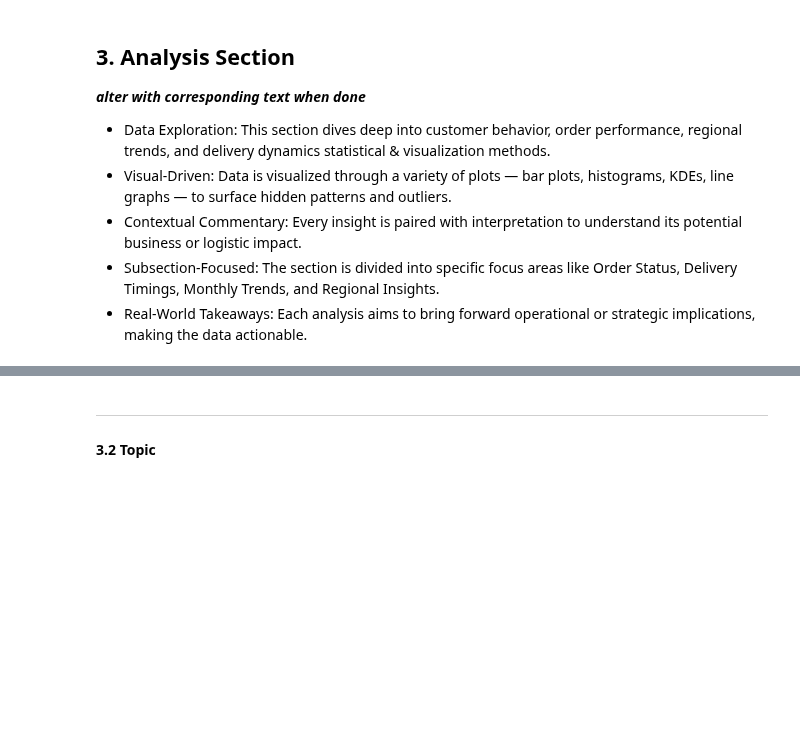
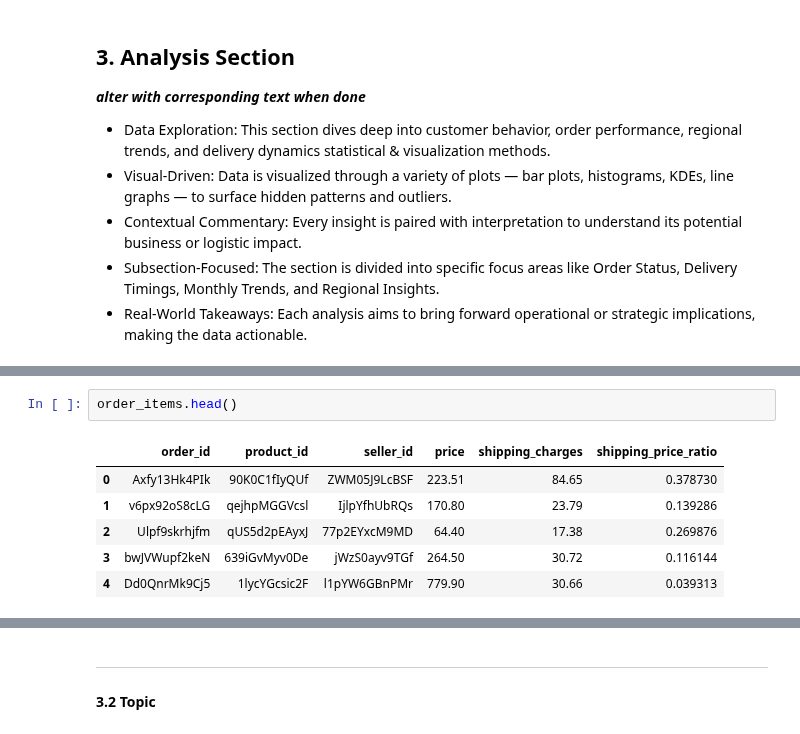
Before and after one commit to JatinY459/ecommerce-data-analysis, a Jupyter notebook: notebooks/04_EDA_products_sellers.ipynb, the cells around one changed output, grey strips where cells are left out. Saved outputs shown, nothing was run; the diff lists cells and outputs as text; blank space fills up the shorter version.

```diff
--- a/notebooks/04_EDA_products_sellers.ipynb
+++ b/notebooks/04_EDA_products_sellers.ipynb
@@ -50,0 +61,9 @@ products = pd.read_csv('../data/processed/products.csv')
+# %%
+order_items.head()
+# %% [output]
+|  | order_id | product_id | seller_id | price | shipping_charges | shipping_price_ratio |
+| 0 | Axfy13Hk4PIk | 90K0C1fIyQUf | ZWM05J9LcBSF | 223.51 | 84.65 | 0.378730 |
+| 1 | v6px92oS8cLG | qejhpMGGVcsl | IjlpYfhUbRQs | 170.80 | 23.79 | 0.139286 |
+| 2 | Ulpf9skrhjfm | qUS5d2pEAyxJ | 77p2EYxcM9MD | 64.40 | 17.38 | 0.269876 |
+| 3 | bwJVWupf2keN | 639iGvMyv0De | jWzS0ayv9TGf | 264.50 | 30.72 | 0.116144 |
+| 4 | Dd0QnrMk9Cj5 | 1lycYGcsic2F | l1pYW6GBnPMr | 779.90 | 30.66 | 0.039313 |
```
Also changed, not shown: parts of 11 cells of this notebook.
